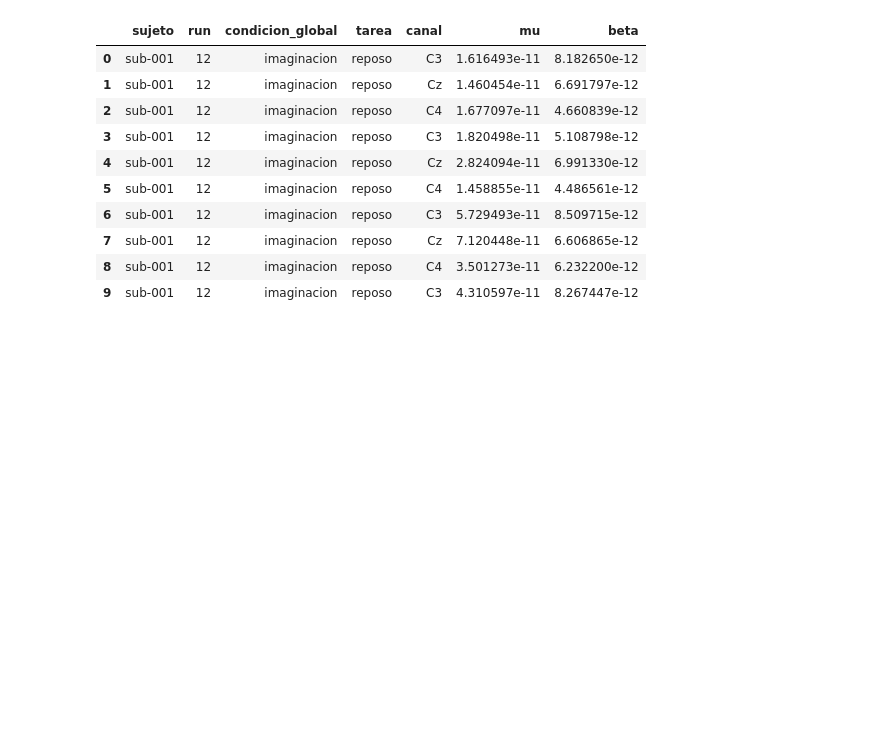
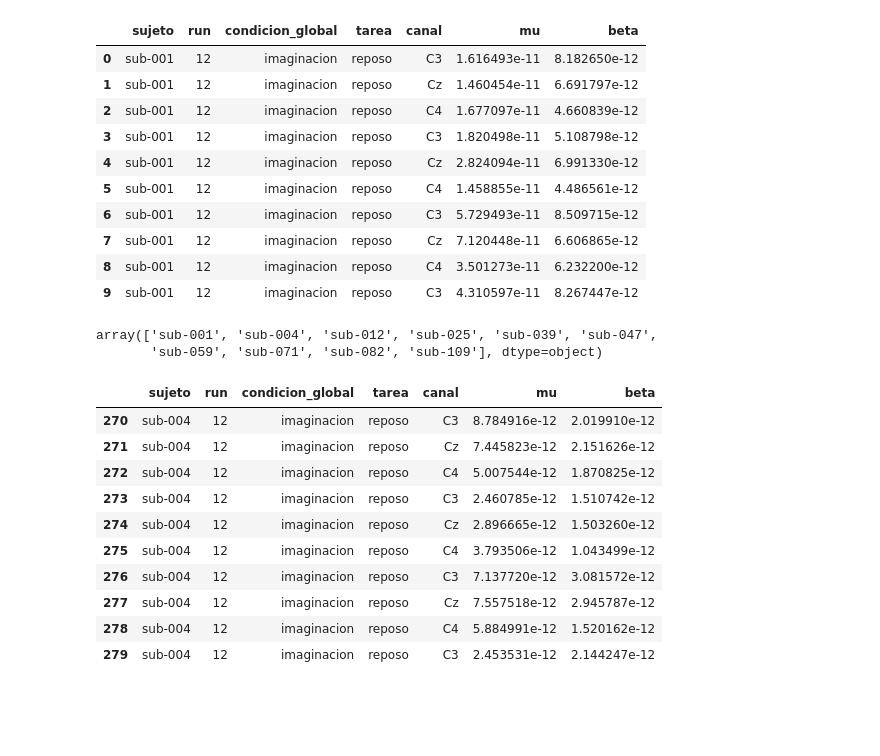
Before and after one commit to KarenAgudelo769/Proyecto_biosenales, a Jupyter notebook: codigo.ipynb, the cells around one changed output. Drawn from its saved outputs; the diff is of its cells as text; code cells hidden in the pictures; blank space fills up the shorter version.

Commit message:
verificacion_dataframe

```diff
--- a/codigo.ipynb
+++ b/codigo.ipynb
@@ -554,6 +649,26 @@ df_global.head(10)
 | 7 | sub-001 | 12 | imaginacion | reposo | Cz | 7.120448e-11 | 6.606865e-12 |
 | 8 | sub-001 | 12 | imaginacion | reposo | C4 | 3.501273e-11 | 6.232200e-12 |
 | 9 | sub-001 | 12 | imaginacion | reposo | C3 | 4.310597e-11 | 8.267447e-12 |
+# %%
+#Para verificar los sujetos en el DataFrame
+df_global['sujeto'].unique()
+# %% [output]
+array(['sub-001', 'sub-004', 'sub-012', 'sub-025', 'sub-039', 'sub-047',
+       'sub-059', 'sub-071', 'sub-082', 'sub-109'], dtype=object)
+# %%
+df_global[df_global['sujeto'] == 'sub-004'].head(10)
+# %% [output]
+|  | sujeto | run | condicion_global | tarea | canal | mu | beta |
+| 270 | sub-004 | 12 | imaginacion | reposo | C3 | 8.784916e-12 | 2.019910e-12 |
+| 271 | sub-004 | 12 | imaginacion | reposo | Cz | 7.445823e-12 | 2.151626e-12 |
+| 272 | sub-004 | 12 | imaginacion | reposo | C4 | 5.007544e-12 | 1.870825e-12 |
+| 273 | sub-004 | 12 | imaginacion | reposo | C3 | 2.460785e-12 | 1.510742e-12 |
+| 274 | sub-004 | 12 | imaginacion | reposo | Cz | 2.896665e-12 | 1.503260e-12 |
+| 275 | sub-004 | 12 | imaginacion | reposo | C4 | 3.793506e-12 | 1.043499e-12 |
+| 276 | sub-004 | 12 | imaginacion | reposo | C3 | 7.137720e-12 | 3.081572e-12 |
+| 277 | sub-004 | 12 | imaginacion | reposo | Cz | 7.557518e-12 | 2.945787e-12 |
+| 278 | sub-004 | 12 | imaginacion | reposo | C4 | 5.884991e-12 | 1.520162e-12 |
+| 279 | sub-004 | 12 | imaginacion | reposo | C3 | 2.453531e-12 | 2.144247e-12 |
 # %% [markdown]
 <h4 style="color: white";><strong>Bibliografía </strong> </h4>
 # %% [markdown]
```
Also changed, not shown: parts of 2 cells of this notebook.
